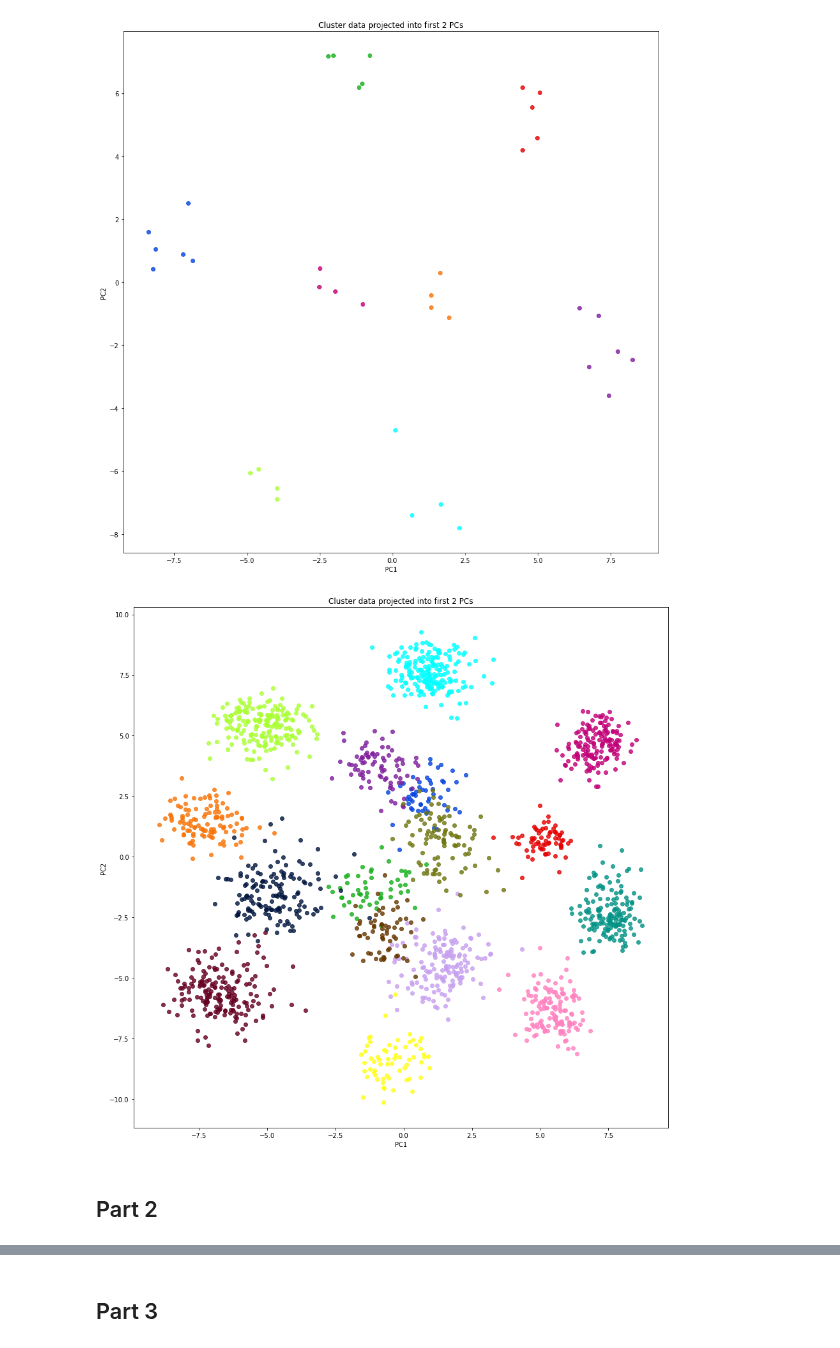
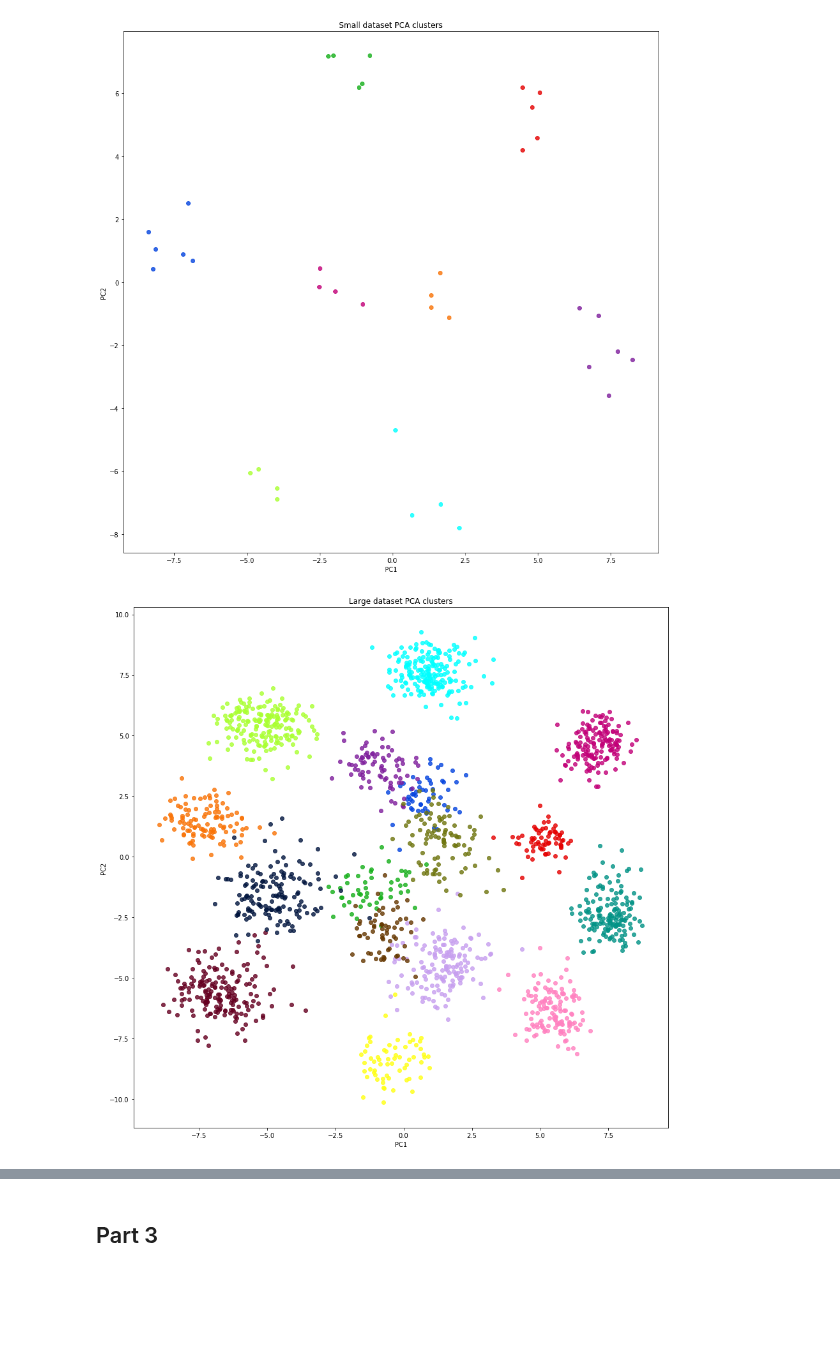
Before and after one commit to zmiller22/MCB112, a Jupyter notebook: week_12/MillerZachary_MCB112_11.ipynb, the cells around one changed output, grey strips where cells are left out. Cells and saved outputs as stored; diff of their text form; code cells hidden in the pictures; blank space fills up the shorter version.

```diff
--- a/week_12/MillerZachary_MCB112_11.ipynb
+++ b/week_12/MillerZachary_MCB112_11.ipynb
@@ -14,6 +23,7 @@ import seaborn as sns
 def PCA(data_arr, n):
     """Takes in a non-standardized data array and performs PCA using SVD. Data should be in tidy format,
     with rows as observations and columns as variables"""
+
     num_rows = data_arr.shape[0]
     # Center the data
     centroid = np.mean(data_arr, axis=0)
@@ -29,8 +39,9 @@ def PCA(data_arr, n):
 
     return PCA_data, eig_vectors, eig_vals, s, U, centroid
 
-def plot_cluster_data(data, cluster_labels, plot_label_type):
-
+def plot_cluster_data(data, cluster_labels, plot_label_type, plot_title):
+    """Plots data in two dimensions with colored clusters. Plot label type has the option to label the
+    plot as a PCA plot if set to 'PCA', or just a generic plot label when set to None"""
     plt.figure(figsize=(15,15))
 
     clusters = np.unique(cluster_labels)
@@ -50,25 +61,35 @@ def plot_cluster_data(data, cluster_labels, plot_label_type):
         plt.scatter(plot_data[:,0], plot_data[:,1], marker='o', alpha=0.8, color=colors[cluster])
 
     if plot_label_type == "PCA":
-        plt.title("Cluster data projected into first 2 PCs")
+        plt.title(plot_title)
         plt.xlabel("PC1")
         plt.ylabel("PC2")
+
+    else:
+        plt.title(plot_title)
+        plt.xlabel("Axis 1")
+        plt.ylabel("Axis 2")
 # %%
+# Read in the small and large data sets, and take the log of the data (adding 1 to the data first to avoid
+# domain errors)
 small_data = pd.read_csv("w11-data-small.tbl", header=0, delim_whitespace=True)
 small_data_labels = small_data["type"].values
 small_log_counts = np.log(small_data.drop("type", axis=1).values+1)
 
 large_data = pd.read_csv("w11-data-large.tbl", header=0, delim_whitespace=True)
 large_data_labels = large_data["type"].values
 large_log_counts = np.log(large_data.drop("type", axis=1).values+1)
 
-small_PCA_data = PCA(small_log_counts, 3)[0]
-large_PCA_data = PCA(large_log_counts, 4)[0]
+# Run PCA on the data
+small_PCA_vec = PCA(small_log_counts, 3)
+small_PCA_data = small_PCA_vec[0]
 
-plot_cluster_data(small_PCA_data, small_data_labels, plot_label_type="PCA")
-plot_cluster_data(large_PCA_data, large_data_labels, plot_label_type="PCA")
+large_PCA_vec = PCA(large_log_counts, 4)
+large_PCA_data, large_PCA_eigvals = large_PCA_vec[0], large_PCA_vec[2]
+
+# Plot the PCA data
+plot_cluster_data(small_PCA_data, small_data_labels, plot_label_type="PCA", plot_title="Small dataset PCA clusters")
+plot_cluster_data(large_PCA_data, large_data_labels, plot_label_type="PCA", plot_title="Large dataset PCA clusters")
 # %% [output]
-[figure, old version]
+[figure, new version]
-[figure, old version]
+[figure, new version]
-# %% [markdown]
-## Part 2
```
Also changed, not shown: parts of 16 cells of this notebook.
